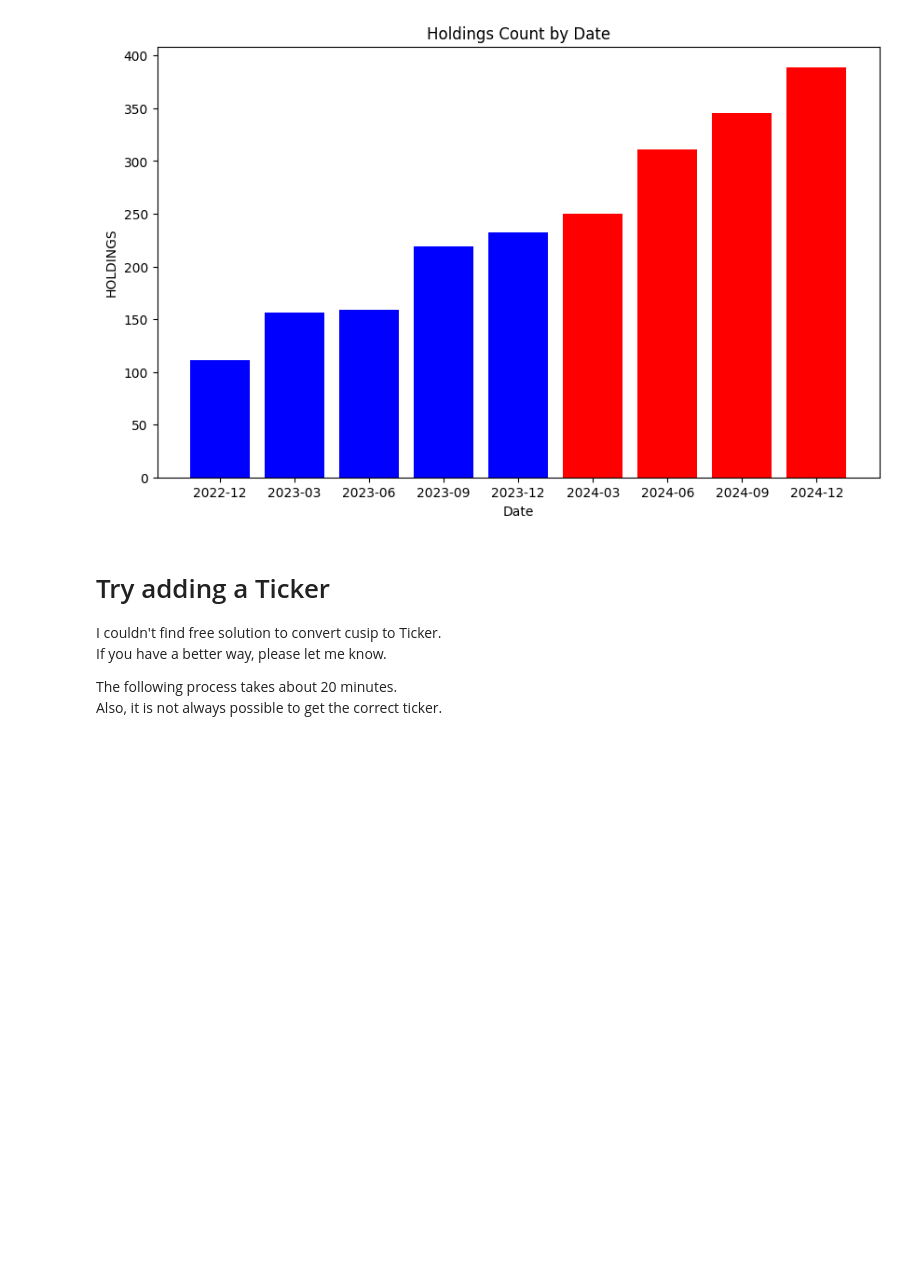
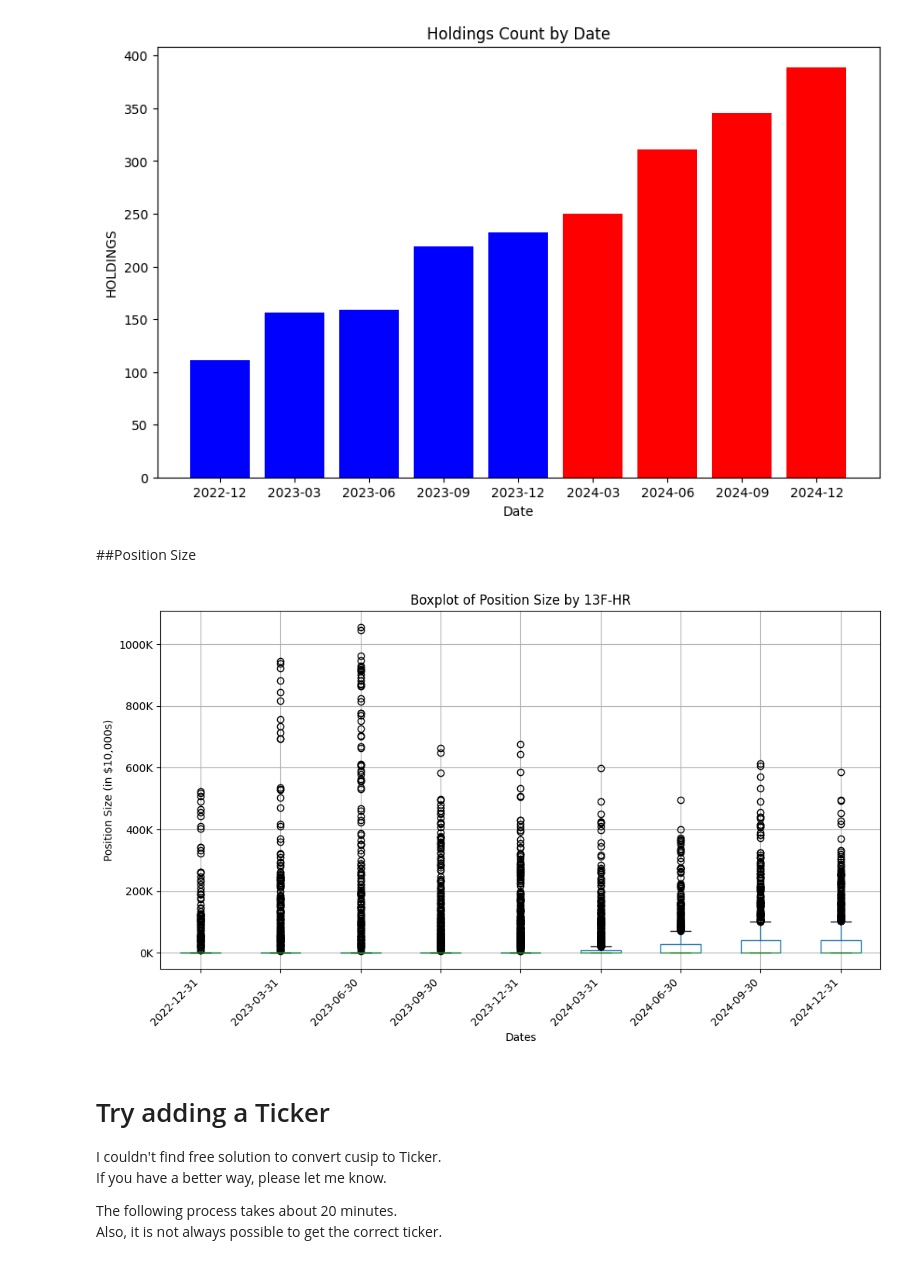
Before and after one commit to Kei-Sanada/Holdings-of-Numerai-GP-LLC, a Jupyter notebook: Analysis_Numerai_GP.ipynb, the cells around one changed output. Cells and saved outputs as stored; diff of their text form; code cells hidden in the pictures; blank space fills up the shorter version.

```diff
--- a/Analysis_Numerai_GP.ipynb
+++ b/Analysis_Numerai_GP.ipynb
@@ -131,6 +131,36 @@ plt.ylabel('HOLDINGS')
 plt.show()
 # %% [output]
 [figure]
+# %% [markdown]
+##Position Size
+# %%
+from matplotlib.ticker import FuncFormatter
+
+# Select numeric columns (Exclude non-numeric columns like names or identifiers)
+numerical_columns = numerai_13f_history.select_dtypes(include=['number'])
+
+# Attempt to convert column names to datetime if they represent dates
+try:
+    numerical_columns.columns = pd.to_datetime(numerical_columns.columns, errors='coerce')
+    numerical_columns.columns = numerical_columns.columns.strftime('%Y-%m-%d')
+except:
+    pass  # If conversion fails, keep the original columns
+
+# Function to format Y-axis in $10,000 units
+def format_thousands(x, pos):
+    return f'{int(x / 10000)}K'  # Divide by 10,000 and append "K"
+
+# Draw a boxplot
+plt.figure(figsize=(12, 6))
+numerical_columns.boxplot()
+plt.xticks(rotation=45, ha='right')  # Rotate X-axis labels for better visibility
+plt.gca().yaxis.set_major_formatter(FuncFormatter(format_thousands))  # Apply Y-axis formatter
+plt.title('Boxplot of Position Size by 13F-HR')
+plt.ylabel('Position Size (in $10,000s)')
+plt.xlabel('Dates')
+plt.show()
+# %% [output]
+[figure, added]
 # %% [markdown]
 # Try adding a Ticker
 I couldn't find free solution to convert cusip to Ticker.\
```
